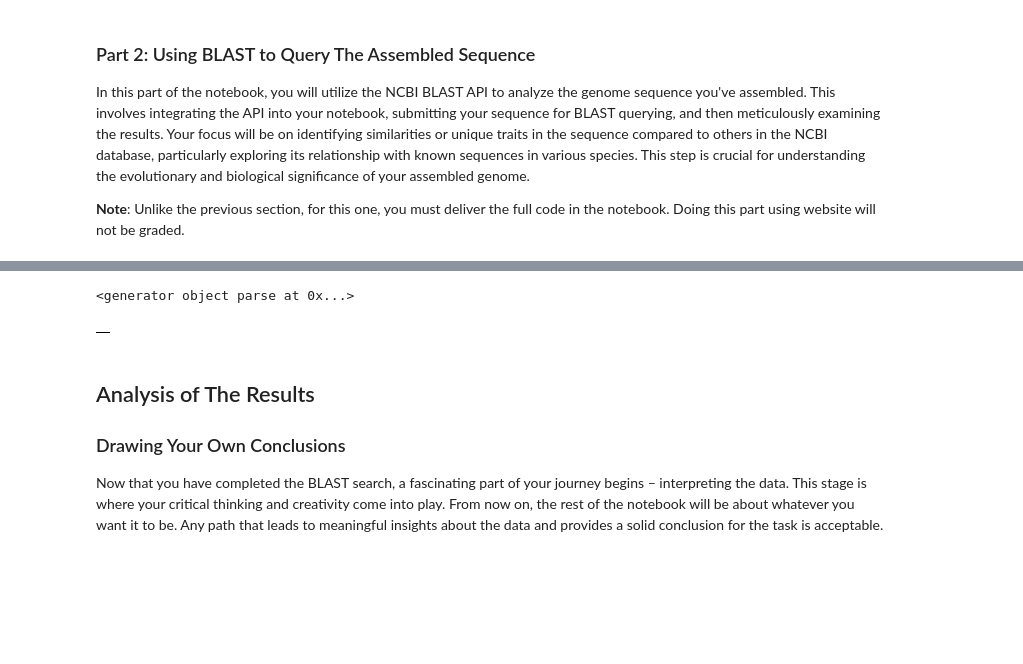
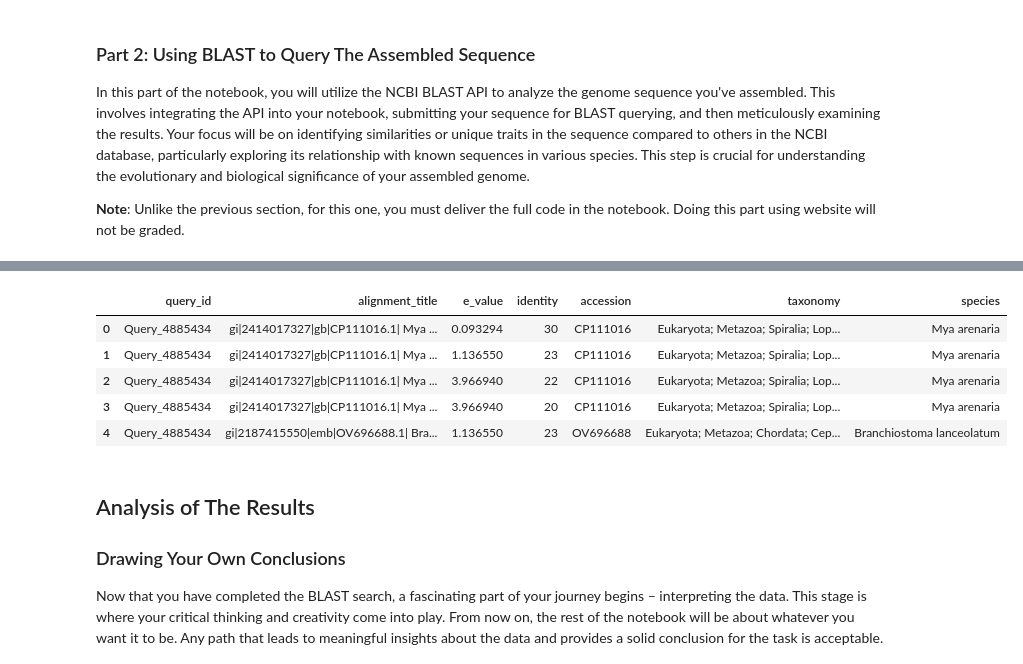
Before and after one commit to alirezanobakht13/Intro-bioinformatics, a Jupyter notebook: tasks/find-the-imposter/FindTheImposter.ipynb, the cells around one changed output, grey strips where cells are left out. Cells and saved outputs as stored; diff of their text form; code cells hidden in the pictures; blank space fills up the shorter version.

```diff
--- a/tasks/find-the-imposter/FindTheImposter.ipynb
+++ b/tasks/find-the-imposter/FindTheImposter.ipynb
@@ -168,10 +195,8 @@ from Bio.Blast import NCBIXML
 from collections import defaultdict
 # %%
 # Load the assembled genome
-
-assembled_genome = read_fasta('./outputs/assembled_genome.fasta')
-
-assembled_genome = assembled_genome[0]
+with open('./outputs/assembled_genome.fasta', 'r') as file:
+    assembled_genome = file.read()
 
 assembled_genome
 # %% [output]
@@ -185,8 +210,14 @@ from Bio.Blast import NCBIWWW
 result_handle = NCBIWWW.qblast(program='blastn',
                                    database='nt',
                                    sequence=assembled_genome,
-                                   entrez_query='eukaryota',
+                                   entrez_query='8782[eid]',
                                    hitlist_size=100,
-                                   word_size=50)
+                                   word_size=16)
 
 ### TODO ###
+# %%
+from Bio.Blast import NCBIXML
+
+blast_records = NCBIXML.parse(result_handle)
+
+blast_records
@@ -217,18 +250,9 @@ with open("./outputs/blast_results.xml", 'w') as output:
-# %%
-from Bio.Blast import NCBIXML
-
-with open("./outputs/blast_results.xml") as xml_file:
-    blast_records = NCBIXML.parse(xml_file)
-
-blast_records
-# %% [output]
-<generator object parse at 0x...>
 # %%
 import pandas as pd
 from Bio import Entrez
 
 # Set your email here for Entrez
-Entrez.email = "salarnoory5@example.com"
+Entrez.email = "salarnoory5@gmail.com"
 
 def fetch_taxonomy_info(accession):
     """
@@ -250,34 +274,39 @@ def fetch_taxonomy_info(accession):
 def parse_blast_results():
     """
     Parse BLAST results and extract relevant information including taxonomy.
     """
     blast_results = []
 
     for record in blast_records:
         for alignment in record.alignments:
             accession = alignment.accession
             taxonomy, species = fetch_taxonomy_info(accession)
             for hsp in alignment.hsps:
                 # These fields are required in your submission
                 blast_results.append({
                     'query_id': record.query_id,
                     'alignment_title': alignment.title,
                     'e_value': hsp.expect,
                     'identity': hsp.identities,
                     'accession': accession,
                     'taxonomy': taxonomy,
                     'species': species
                 })
     return blast_results
 
 
 blast_results = parse_blast_results()
 df = pd.DataFrame(blast_results)
 df.to_csv('./outputs/blast_results_with_taxonomy.csv', index=False)
 
 df.head()
 # %% [output]
-|  |
+|  | query_id | alignment_title | e_value | identity | accession | taxonomy | species |
+| 0 | Query_4885434 | gi|2414017327|gb|CP111016.1| Mya ... | 0.093294 | 30 | CP111016 | Eukaryota; Metazoa; Spiralia; Lop... | Mya arenaria |
+| 1 | Query_4885434 | gi|2414017327|gb|CP111016.1| Mya ... | 1.136550 | 23 | CP111016 | Eukaryota; Metazoa; Spiralia; Lop... | Mya arenaria |
+| 2 | Query_4885434 | gi|2414017327|gb|CP111016.1| Mya ... | 3.966940 | 22 | CP111016 | Eukaryota; Metazoa; Spiralia; Lop... | Mya arenaria |
+| 3 | Query_4885434 | gi|2414017327|gb|CP111016.1| Mya ... | 3.966940 | 20 | CP111016 | Eukaryota; Metazoa; Spiralia; Lop... | Mya arenaria |
+| 4 | Query_4885434 | gi|2187415550|emb|OV696688.1| Bra... | 1.136550 | 23 | OV696688 | Eukaryota; Metazoa; Chordata; Cep... | Branchiostoma lanceolatum |
 # %% [markdown]
 ## Analysis of The Results
 
```
Also changed, not shown: parts of 18 cells of this notebook, 3 other files.
